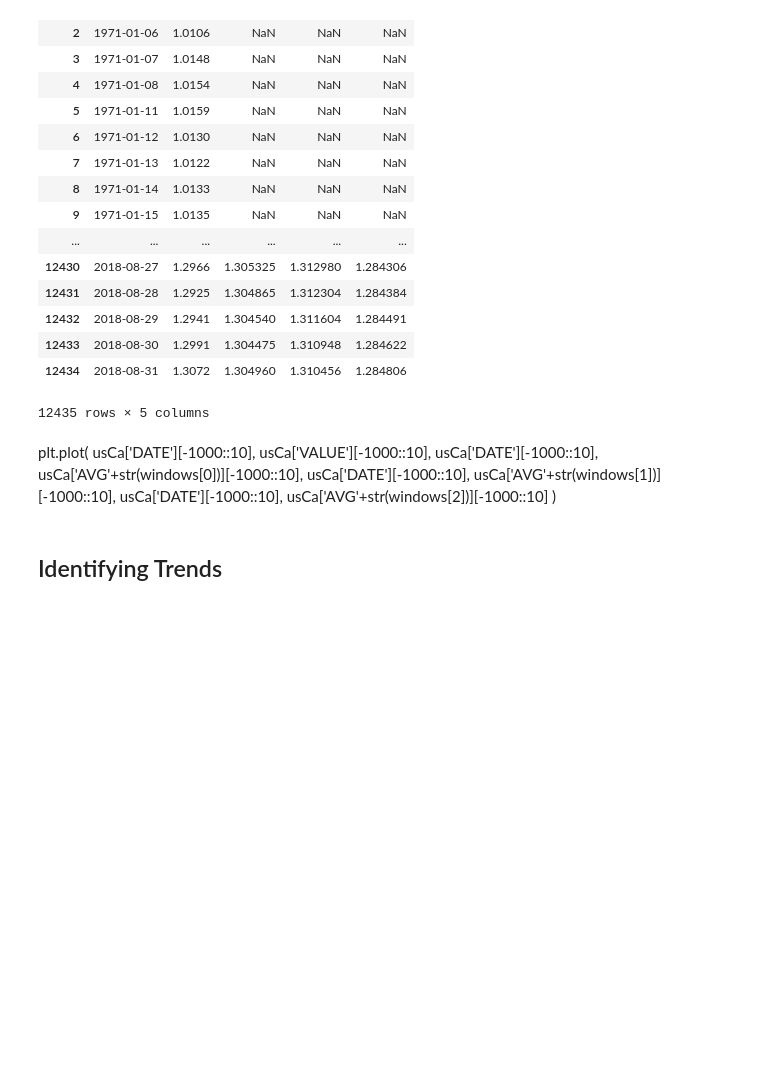
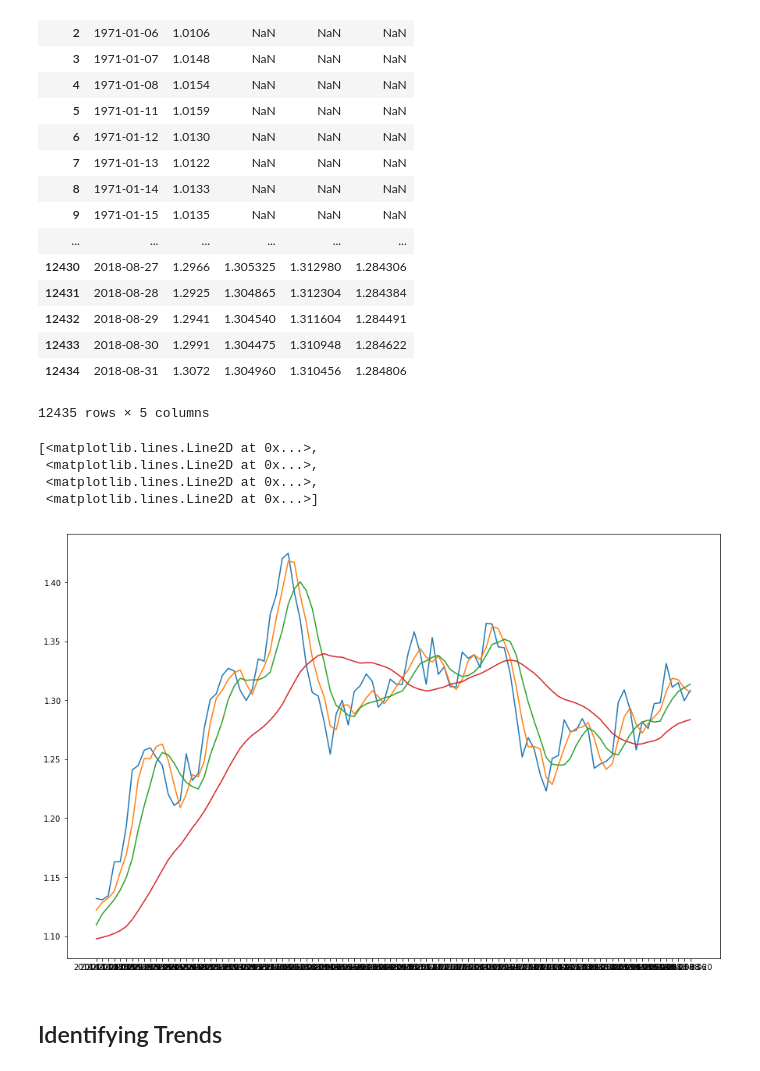
Before and after one commit to Angus-McLean/fxboys, a Jupyter notebook: FOREX Attempt1.ipynb, the cells around one changed output. Cells and saved outputs as stored; diff of their text form; code cells hidden in the pictures; blank space fills up the shorter version.

```diff
--- a/FOREX Attempt1.ipynb
+++ b/FOREX Attempt1.ipynb
@@ -131,17 +134,23 @@ usCa
 | 12433 | 2018-08-30 | 1.2991 | 1.304475 | 1.310948 | 1.284622 |
 | 12434 | 2018-08-31 | 1.3072 | 1.304960 | 1.310456 | 1.284806 |
 12435 rows × 5 columns
-# %% [markdown]
-plt.plot(
-    usCa['DATE'][-1000::10],
-    usCa['VALUE'][-1000::10],
-    usCa['DATE'][-1000::10],
-    usCa['AVG'+str(windows[0])][-1000::10],
-    usCa['DATE'][-1000::10],
-    usCa['AVG'+str(windows[1])][-1000::10],
-    usCa['DATE'][-1000::10],
-    usCa['AVG'+str(windows[2])][-1000::10]
-)
+# %%
+plt.plot(
+    usCa['DATE'][-1000::10],
+    usCa['VALUE'][-1000::10],
+    usCa['DATE'][-1000::10],
+    usCa['AVG'+str(windows[0])][-1000::10],
+    usCa['DATE'][-1000::10],
+    usCa['AVG'+str(windows[1])][-1000::10],
+    usCa['DATE'][-1000::10],
+    usCa['AVG'+str(windows[2])][-1000::10]
+)
+# %% [output]
+[<matplotlib.lines.Line2D at 0x...>,
+ <matplotlib.lines.Line2D at 0x...>,
+ <matplotlib.lines.Line2D at 0x...>,
+ <matplotlib.lines.Line2D at 0x...>]
+[figure, added]
 # %% [markdown]
 ## Identifying Trends
 # %%
```
Also changed, not shown: parts of 5 cells of this notebook, 1 other file.
